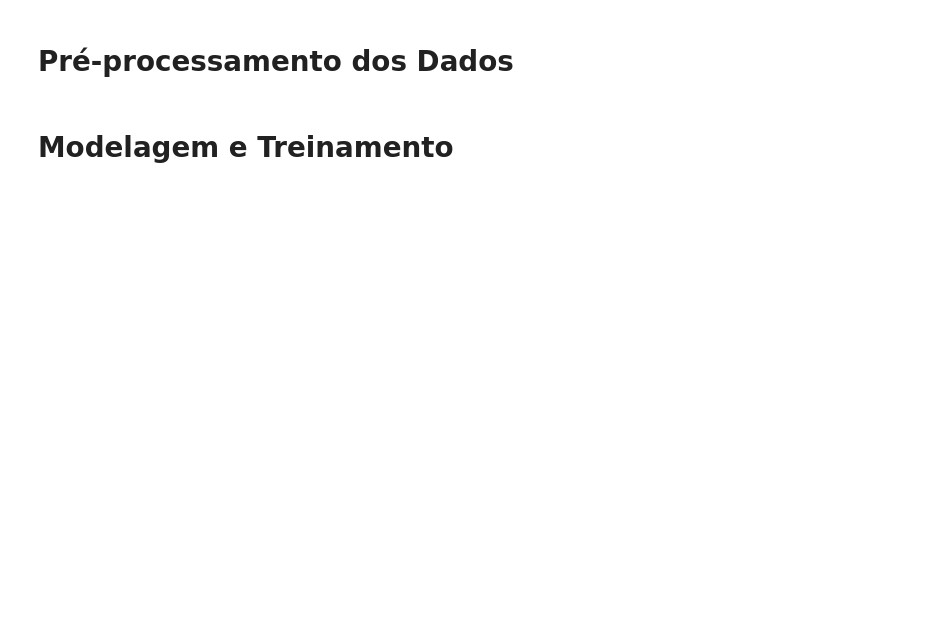
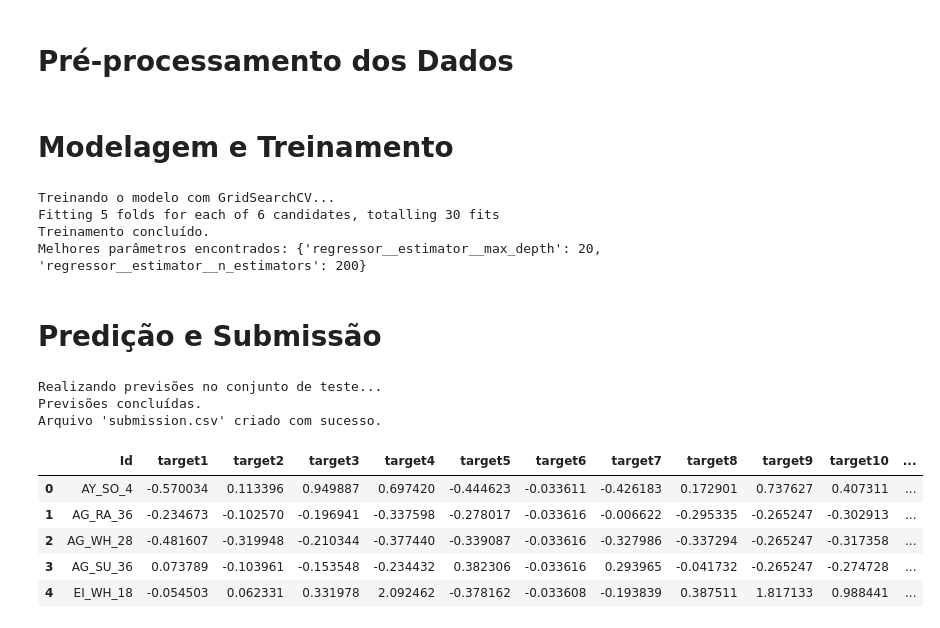
Before and after one commit to AraujoStreicher/dswa-agroimpact-challenge, a Jupyter notebook: main.ipynb, the cells around one changed output. Cells and saved outputs as stored; diff of their text form; code cells hidden in the pictures; blank space fills up the shorter version.

```diff
--- a/main.ipynb
+++ b/main.ipynb
@@ -186,3 +185,73 @@ preprocessor = ColumnTransformer(
 )
 # %% [markdown]
 # Modelagem e Treinamento
+# %%
+model_pipeline = Pipeline(steps=[
+    ('preprocessor', preprocessor),
+    ('regressor', MultiOutputRegressor(RandomForestRegressor(random_state=42)))
+])
+
+param_grid = {
+    'regressor__estimator__n_estimators': [100, 200],
+    'regressor__estimator__max_depth': [10, 20, None]
+}
+
+cv = KFold(n_splits=5, shuffle=True, random_state=42)
+
+grid_search = GridSearchCV(
+    estimator=model_pipeline,
+    param_grid=param_grid,
+    cv=cv,
+    scoring='neg_mean_squared_error',
+    verbose=2,
+    n_jobs=-1
+)
+
+train_mapped.rename(columns=mapping_dict, inplace = True)
+
+X = train_mapped[numerical_features + categorical_features]
+y = train_mapped[mapped_target_columns]
+
+print("Treinando o modelo com GridSearchCV...")
+grid_search.fit(X, y)
+print("Treinamento concluído.")
+
+best_model = grid_search.best_estimator_
+
+print("Melhores parâmetros encontrados:", grid_search.best_params_)
+# %% [output]
+Treinando o modelo com GridSearchCV...
+Fitting 5 folds for each of 6 candidates, totalling 30 fits
+Treinamento concluído.
+Melhores parâmetros encontrados: {'regressor__estimator__max_depth': 20, 'regressor__estimator__n_estimators': 200}
+# %% [markdown]
+# Predição e Submissão
+# %%
+test_mapped.rename(columns=mapping_dict, inplace = True)
+X_test = test_mapped[numerical_features + categorical_features]
+
+print("Realizando previsões no conjunto de teste...")
+test_predictions = best_model.predict(X_test)
+print("Previsões concluídas.")
+
+test_mapped.rename(columns=mapping_dict, inplace = False)
+train_mapped.rename(columns=mapping_dict, inplace = False)
+
+submission_df = pd.DataFrame(test_predictions, columns=target_columns)
+
+submission_df.insert(0, 'Id', test_mapped[categorical_features[0]])
+
+submission_df.to_csv('submission.csv', index=False)
+
+print("Arquivo 'submission.csv' criado com sucesso.")
+submission_df.head()
+# %% [output]
+Realizando previsões no conjunto de teste...
+Previsões concluídas.
+Arquivo 'submission.csv' criado com sucesso.
+|  | Id | target1 | target2 | target3 | target4 | target5 | target6 | target7 | target8 | target9 | target10 | ... |
+| 0 | AY_SO_4 | -0.570034 | 0.113396 | 0.949887 | 0.697420 | -0.444623 | -0.033611 | -0.426183 | 0.172901 | 0.737627 | 0.407311 | ... |
+| 1 | AG_RA_36 | -0.234673 | -0.102570 | -0.196941 | -0.337598 | -0.278017 | -0.033616 | -0.006622 | -0.295335 | -0.265247 | -0.302913 | ... |
+| 2 | AG_WH_28 | -0.481607 | -0.319948 | -0.210344 | -0.377440 | -0.339087 | -0.033616 | -0.327986 | -0.337294 | -0.265247 | -0.317358 | ... |
+| 3 | AG_SU_36 | 0.073789 | -0.103961 | -0.153548 | -0.234432 | 0.382306 | -0.033616 | 0.293965 | -0.041732 | -0.265247 | -0.274728 | ... |
+| 4 | EI_WH_18 | -0.054503 | 0.062331 | 0.331978 | 2.092462 | -0.378162 | -0.033608 | -0.193839 | 0.387511 | 1.817133 | 0.988441 | ... |
```
Also changed, not shown: parts of 12 cells of this notebook, 1 other file.
